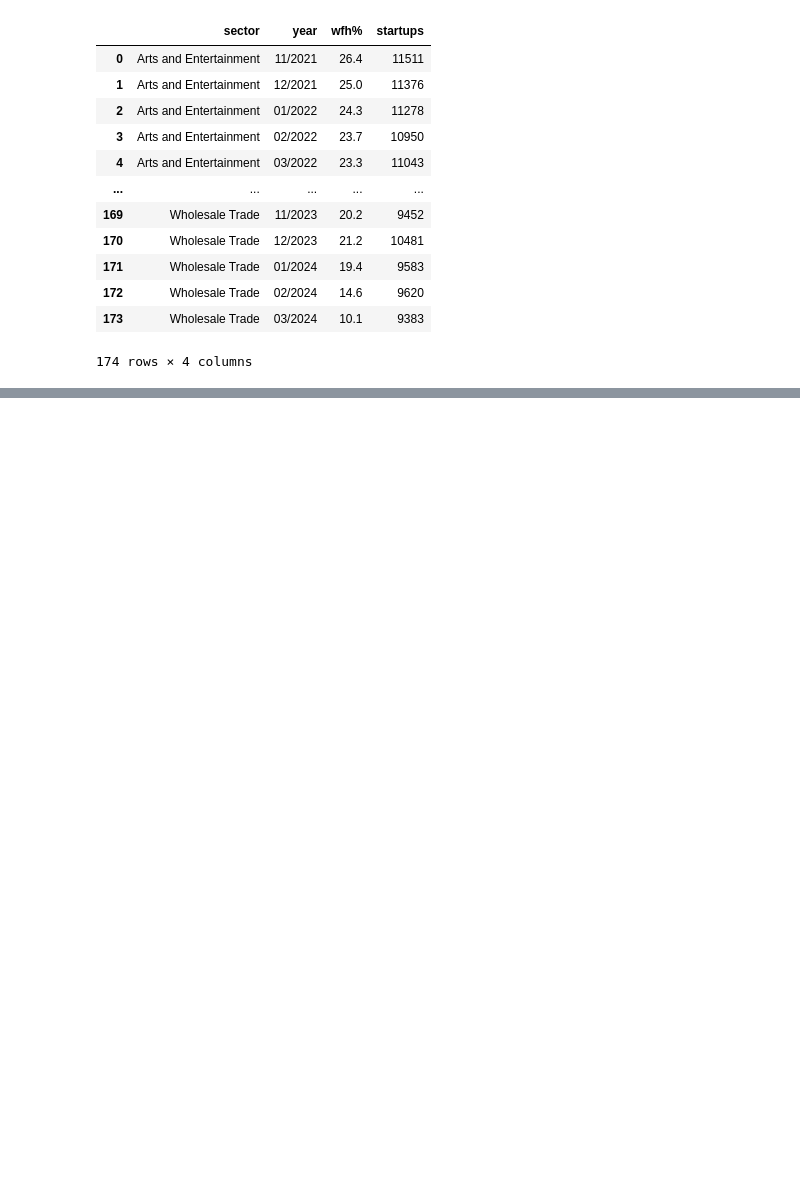
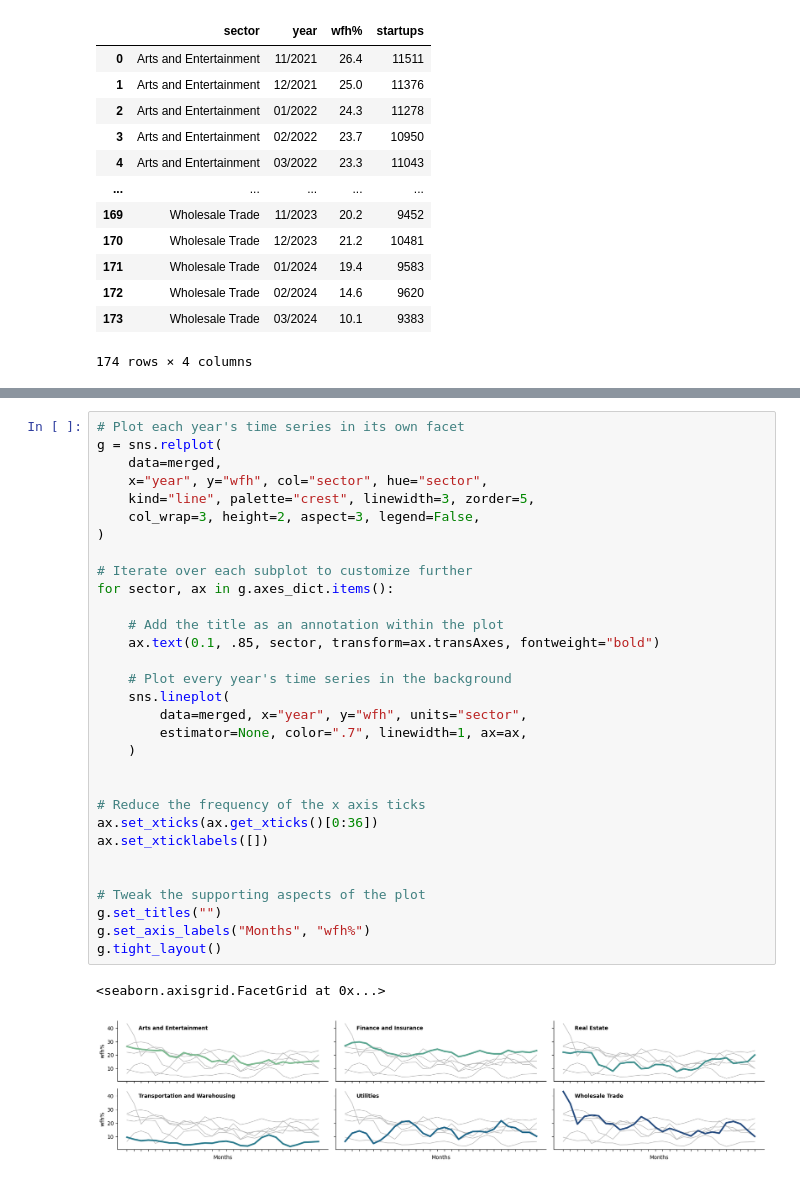
Before and after one commit to Keith-Cheung/FIN377-Final-Project, a Jupyter notebook: build_sample.ipynb, the cells around one changed output, grey strips where cells are left out. Drawn from its saved outputs; the diff is of its cells as text; blank space fills up the shorter version.

```diff
--- a/build_sample.ipynb
+++ b/build_sample.ipynb
@@ -645,0 +710,34 @@ g.tight_layout()
+# %%
+# Plot each year's time series in its own facet
+g = sns.relplot(
+    data=merged,
+    x="year", y="wfh", col="sector", hue="sector",
+    kind="line", palette="crest", linewidth=3, zorder=5,
+    col_wrap=3, height=2, aspect=3, legend=False,
+)
+
+# Iterate over each subplot to customize further
+for sector, ax in g.axes_dict.items():
+
+    # Add the title as an annotation within the plot
+    ax.text(0.1, .85, sector, transform=ax.transAxes, fontweight="bold")
+
+    # Plot every year's time series in the background
+    sns.lineplot(
+        data=merged, x="year", y="wfh", units="sector",
+        estimator=None, color=".7", linewidth=1, ax=ax,
+    )
+
+
+# Reduce the frequency of the x axis ticks
+ax.set_xticks(ax.get_xticks()[0:36])
+ax.set_xticklabels([])
+
+
+# Tweak the supporting aspects of the plot
+g.set_titles("")
+g.set_axis_labels("Months", "wfh%")
+g.tight_layout()
+# %% [output]
+<seaborn.axisgrid.FacetGrid at 0x...>
+[figure, added]
```
Also changed, not shown: parts of 13 cells of this notebook, 3 other files.
